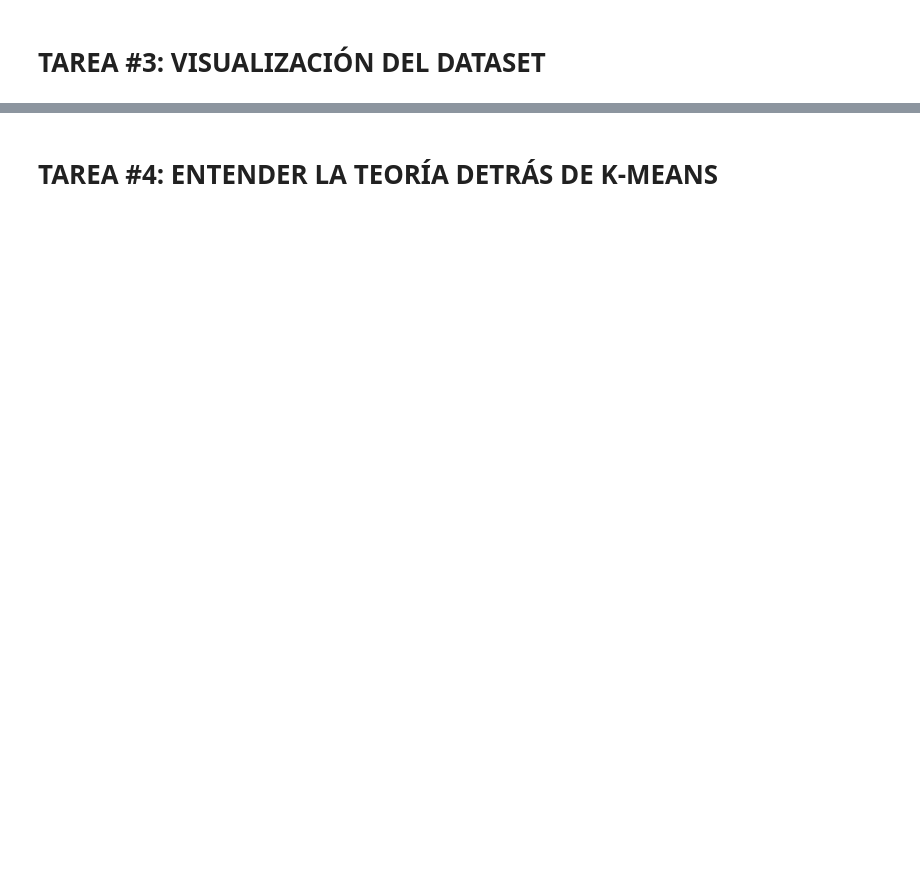
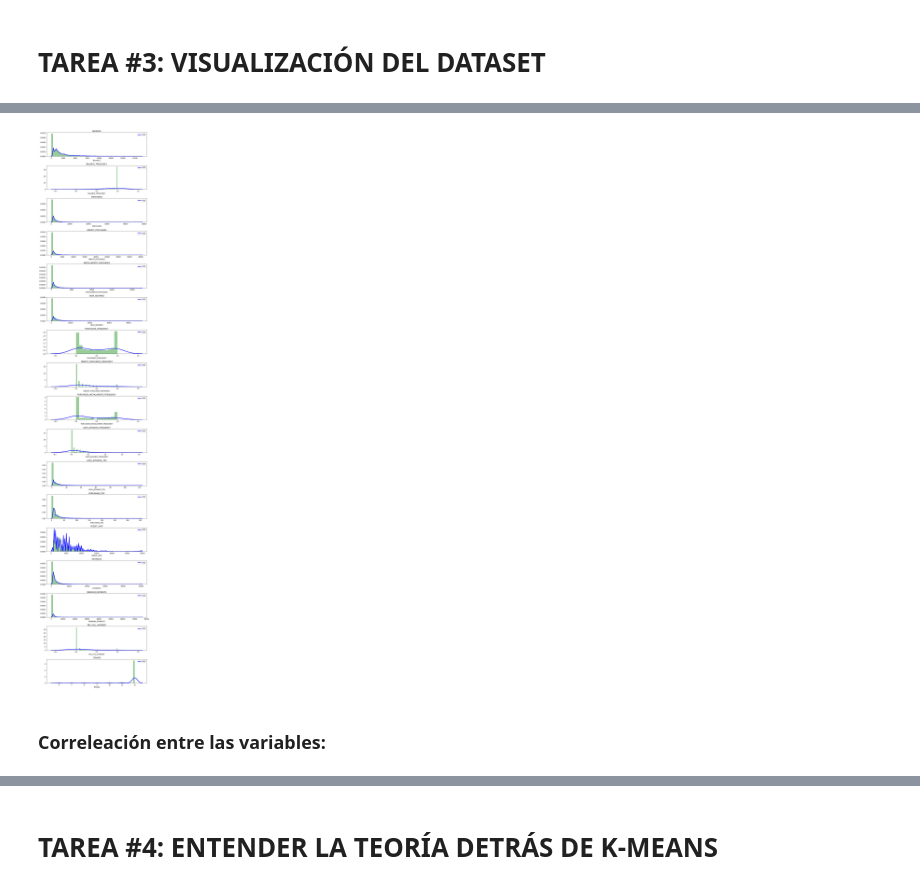
Before and after one commit to dasafo/ds4b, a Jupyter notebook: 2. Marketing Department/Esqueleto_Departamento_de_Marketing.ipynb, the cells around one changed output, grey strips where cells are left out. Saved outputs shown, nothing was run; the diff lists cells and outputs as text; code cells hidden in the pictures; blank space fills up the shorter version.

```diff
--- a/2. Marketing Department/Esqueleto_Departamento_de_Marketing.ipynb
+++ b/2. Marketing Department/Esqueleto_Departamento_de_Marketing.ipynb
@@ -148,0 +170,2 @@ Este cliente hizo un total de `123` transacciones por adelantado y nunca paga su
+# %%
+df.loc[(df['MINIMUM_PAYMENTS'].isnull() == True), 'MINIMUM_PAYMENTS'] = df['MINIMUM_PAYMENTS'].mean()
@@ -148,0 +174,2 @@ Este cliente hizo un total de `123` transacciones por adelantado y nunca paga su
+# %%
+df.loc[(df['MINIMUM_PAYMENTS'].isnull() == True), 'CREDIT_LIMIT'] = df['CREDIT_LIMIT'].mean()
@@ -148,0 +184,2 @@ Este cliente hizo un total de `123` transacciones por adelantado y nunca paga su
+# %%
+df.drop('CUST_ID', axis =1, inplace=True)
@@ -149,13 +205,17 @@ Este cliente hizo un total de `123` transacciones por adelantado y nunca paga su
 # %%
 # distplot combina la función matplotlib.hist con la de seaborn kdeplot()
 # KDE Plot representa la Kernel Density Estimate
 # KDE se utiliza para visualizar la densidad de una probabilidad de una variable continua.
 # KDE nos muestra la densidad de una probabilidad para diferentes valores de una variable continua.
+n=len(df.columns)
+plt.figure(figsize = (10, 50))
+for i in range(n):
+    plt.subplot(n, 1, i+1)
+    sns.distplot(df[df.columns[i]], kde_kws = {"color": "b", "lw": 3, "label": "KDE", 'bw': 0.2}, hist_kws={"color": "g"})
+    plt.title(df.columns[i])
 
-# El balance promedio es  $1500
-# 'Balance_Frequency' para muchos usuarios se actualiza muy frecuentemente ~1
-# Para el campo 'PURCHASES_FREQUENCY', hay dos grupos diferentes de clientes
-# Para los campos 'ONEOFF_PURCHASES_FREQUENCY' y 'PURCHASES_INSTALLMENT_FREQUENCY' la gran mayoría de usuarios no pagan todo de golpe ni a plazos
-# Muy pocos clientes pagan su deuda al completo 'PRC_FULL_PAYMENT'~0
-# El promedio del límite del crédito está entorno de los $4500
-# La mayoría de clientes llevan ~11 años usando el servicio
+
+
+plt.tight_layout()
+# %% [output]
+[figure, added]
@@ -169,0 +222,2 @@ Este cliente hizo un total de `123` transacciones por adelantado y nunca paga su
+# %% [markdown]
+### Correleación entre las variables:
```
Also changed, not shown: parts of 22 cells of this notebook, 1 other file.
